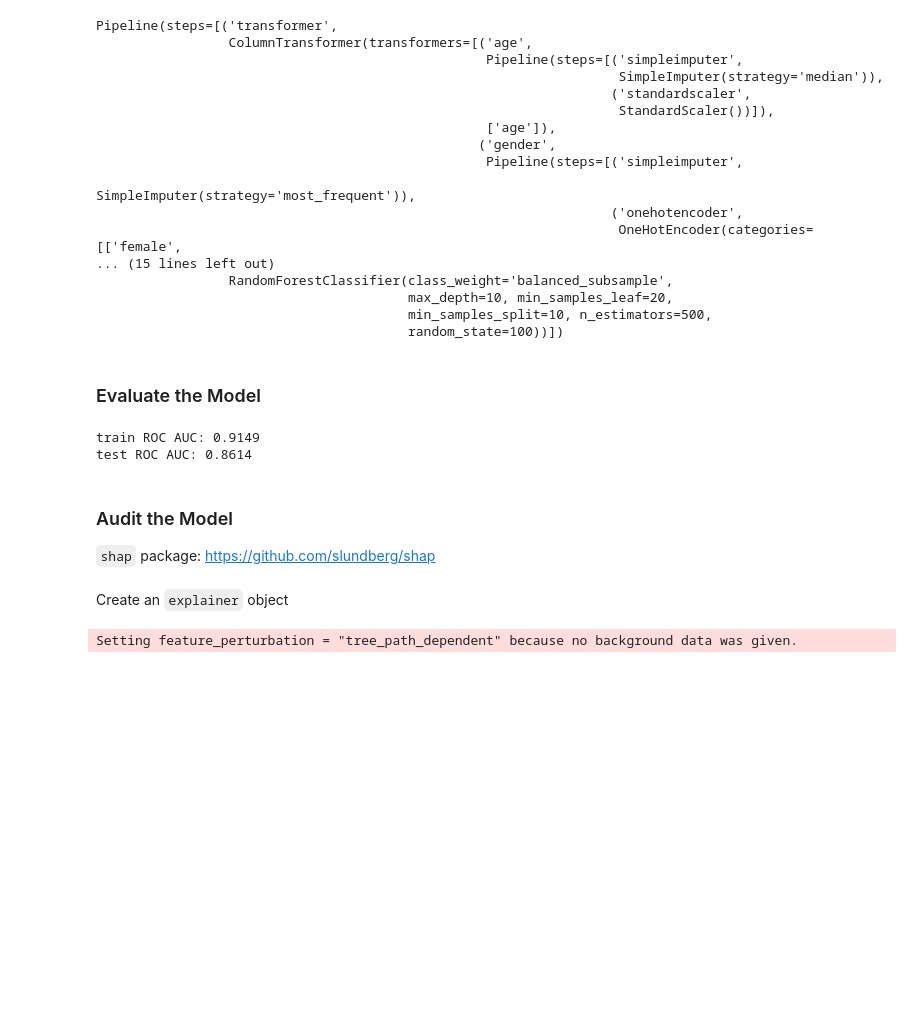
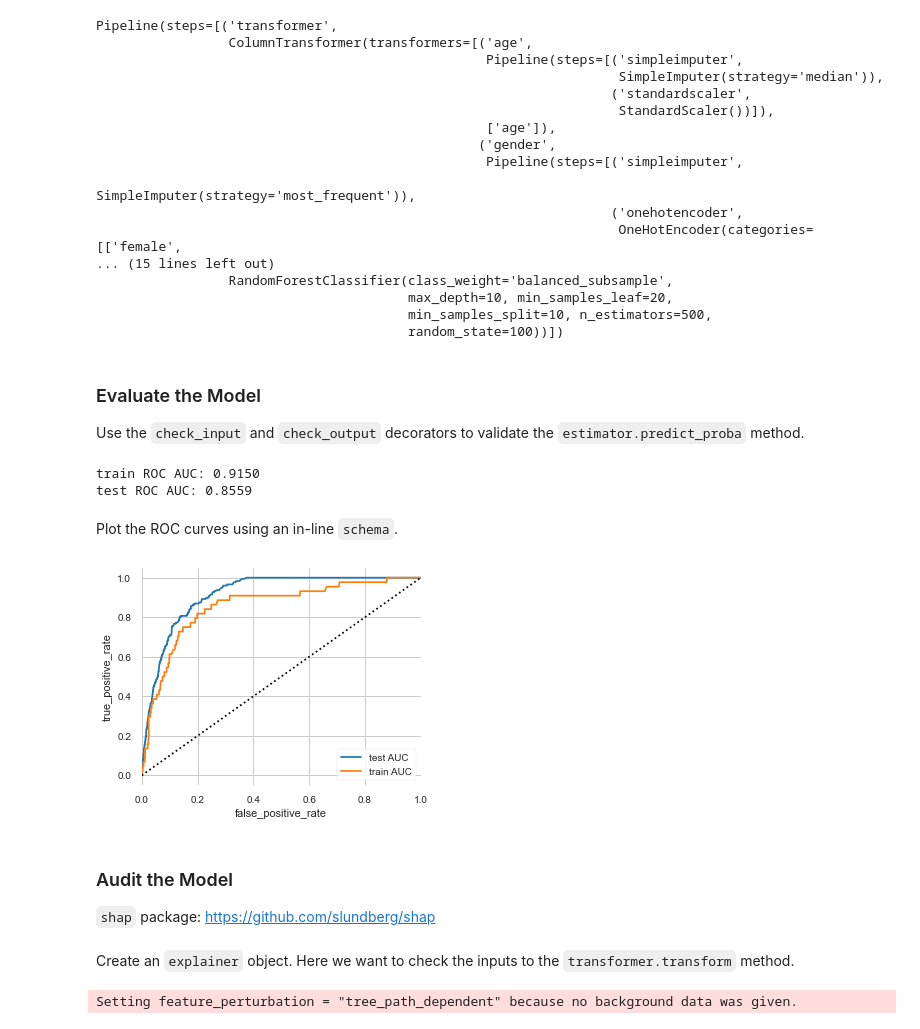
Before and after one commit to unionai-oss/pandera-presentations, a Jupyter notebook: notebooks/20200505_scipy_conference.ipynb, the cells around one changed output. Cells and saved outputs as stored; diff of their text form; code cells hidden in the pictures; blank space fills up the shorter version.

```diff
--- a/notebooks/20200505_scipy_conference.ipynb
+++ b/notebooks/20200505_scipy_conference.ipynb
@@ -1047,12 +1105,23 @@ Pipeline(steps=[('transformer',
                                         max_depth=10, min_samples_leaf=20,
                                         min_samples_split=10, n_estimators=500,
                                         random_state=100))])
-# %% [markdown]
-### Evaluate the Model
+# %% [markdown]
+### Evaluate the Model
+
+Use the `check_input` and `check_output` decorators to validate
+the `estimator.predict_proba` method.
 # %%
 from sklearn.metrics import roc_auc_score, roc_curve
 
+pred_schema = pa.SeriesSchema(pa.Float, Check.in_range(0, 1))
+
+# check that the feature array input to predict_proba method
+# adheres to the feature_schema
 predict_fn = pa.check_input(feature_schema)(pipeline.predict_proba)
+
+# check that the prediction array output is a probability.
+# Note that the output itself is preserved as a numpy array.
+predict_fn = pa.check_output(pred_schema, lambda x: pd.Series(x))(predict_fn)
 
 yhat_train = pipeline.predict_proba(X_train)[:, 1]
 print(f"train ROC AUC: {roc_auc_score(y_train, yhat_train):0.04f}")
@@ -1060,8 +1129,30 @@ print(f"train ROC AUC: {roc_auc_score(y_train, yhat_train):0.04f}")
 yhat_test = pipeline.predict_proba(X_test)[:, 1]
 print(f"test ROC AUC: {roc_auc_score(y_test, yhat_test):0.04f}")
 # %% [output]
-train ROC AUC: 0.9149
-test ROC AUC: 0.8614
+train ROC AUC: 0.9150
+test ROC AUC: 0.8559
+# %% [markdown]
+Plot the ROC curves using an in-line `schema`.
+# %%
+def plot_roc_auc(y_true, y_pred, label, ax=None):
+    fpr, tpr, _ = roc_curve(y_true, y_pred)
+    roc_curve_df = pd.DataFrame({"fpr": fpr, "tpr": tpr}).pipe(
+        pa.DataFrameSchema({
+            "fpr": Column(pa.Float, Check.in_range(0, 1)),
+            "tpr": Column(pa.Float, Check.in_range(0, 1)),
+        })
+    )
+    return roc_curve_df.plot.line(x="fpr", y="tpr", label=label, ax=ax)
+
+with sns.axes_style("whitegrid"):
+    _, ax = plt.subplots(figsize=(5, 4))
+    plot_roc_auc(y_train, yhat_train, "test AUC", ax)
+    plot_roc_auc(y_test, yhat_test, "train AUC", ax)
+    ax.set_ylabel("true_positive_rate")
+    ax.set_xlabel("false_positive_rate")
+    ax.plot([0, 1], [0, 1], color="k", linestyle=":")
+# %% [output]
+[figure, added]
 # %% [markdown]
 ### Audit the Model
 
@@ -1087,8 +1178,8 @@ feature_names = list(
         for column in feature_schema.columns
     )
 )
-# %% [markdown]
-Create an `explainer` object
+# %% [markdown]
+Create an `explainer` object. Here we want to check the inputs to the `transformer.transform` method.
 # %%
 import shap
 
```
Also changed, not shown: parts of 58 cells of this notebook, 6 other files.
